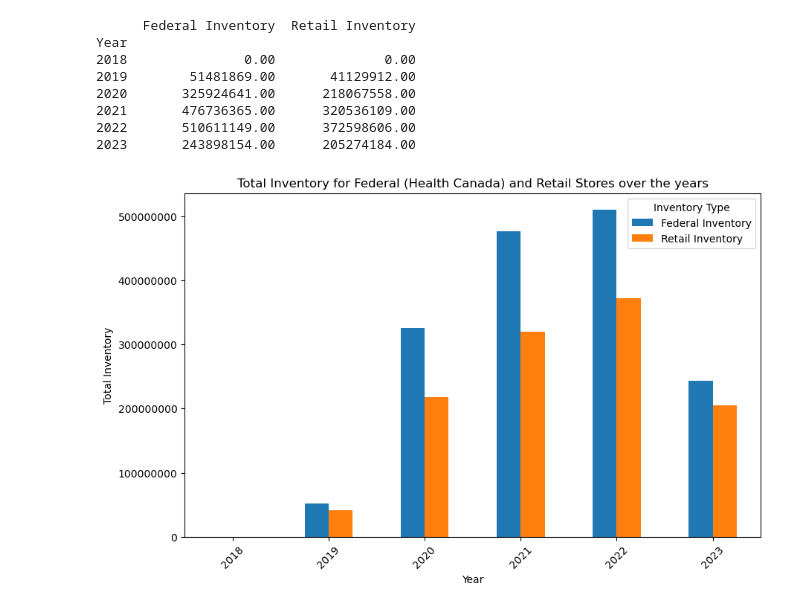
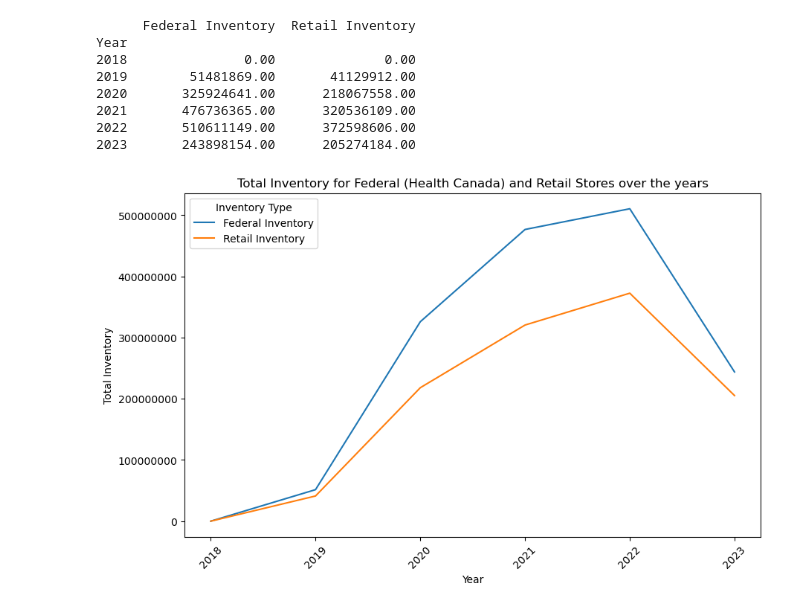
Before and after one commit to ajunjee-selvam/Project_1, a Jupyter notebook: Project One - Data Cleanup & Analysis .ipynb, the cells around one changed output. Cells and saved outputs as stored; diff of their text form; code cells hidden in the pictures.

```diff
--- a/Project One - Data Cleanup & Analysis .ipynb
+++ b/Project One - Data Cleanup & Analysis .ipynb
@@ -385,14 +420,14 @@ Year
 2023       243898154.00      205274184.00
 # %%
 #Plot this to illustrate the growth or decline of production in inventory over the years
-inventory_sum_per_year.plot(kind='bar', figsize=(10,6))
+inventory_sum_per_year.plot(kind='line', figsize=(10,6))
 plt.title('Total Inventory for Federal (Health Canada) and Retail Stores over the years')
 plt.xlabel('Year')
 plt.ylabel('Total Inventory')
 plt.xticks(rotation=45)
 plt.legend(title='Inventory Type')
 plt.gca().ticklabel_format(axis='y', style='sci', scilimits=(0, 10000))
 
 plt.show()
 # %% [output]
-[figure, old version]
+[figure, new version]
```
Also changed, not shown: parts of 4 cells of this notebook, 1 other file.
